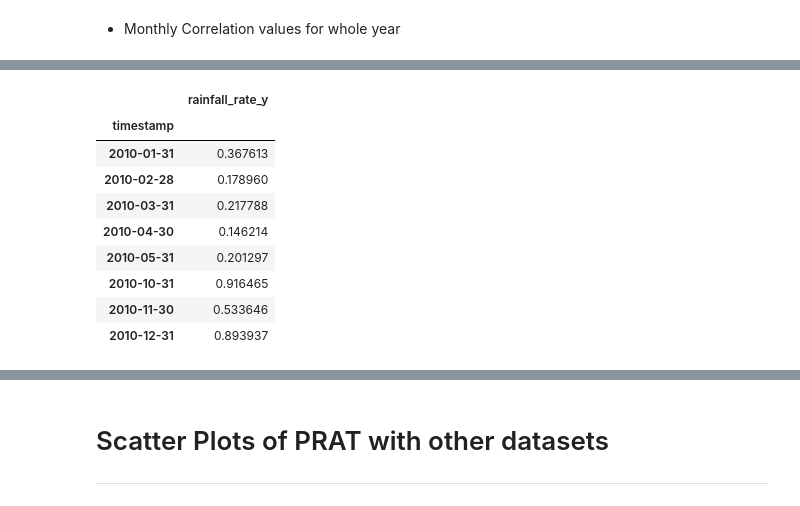
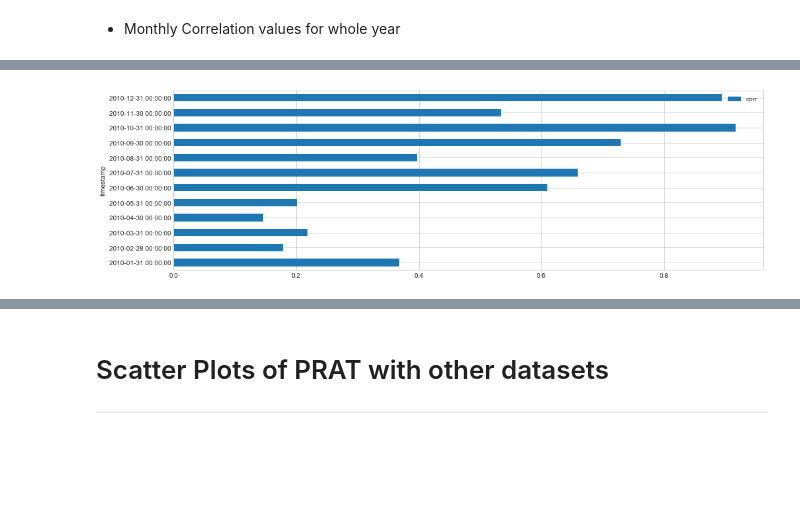
Before and after one commit to dsaharia/PRAT-Rainfall, a Jupyter notebook: imager-rainfall/01_Singapore_prat.ipynb, the cells around one changed output, grey strips where cells are left out. Saved outputs shown, nothing was run; the diff lists cells and outputs as text; code cells hidden in the pictures; blank space fills up the shorter version.

```diff
--- a/imager-rainfall/01_Singapore_prat.ipynb
+++ b/imager-rainfall/01_Singapore_prat.ipynb
@@ -358,13 +359,4 @@ ax.xaxis.set_major_formatter(month_fmt)
-# %%
-non_monsoon_corr
-# %% [output]
-|  | rainfall_rate_y |
-| timestamp |  |
-| 2010-01-31 | 0.367613 |
-| 2010-02-28 | 0.178960 |
-| 2010-03-31 | 0.217788 |
-| 2010-04-30 | 0.146214 |
-| 2010-05-31 | 0.201297 |
-| 2010-10-31 | 0.916465 |
-| 2010-11-30 | 0.533646 |
-| 2010-12-31 | 0.893937 |
+# %%
+ax=full_corr.plot(kind="barh")
+# %% [output]
+[figure, added]
```
Also changed, not shown: parts of 3 cells of this notebook.
